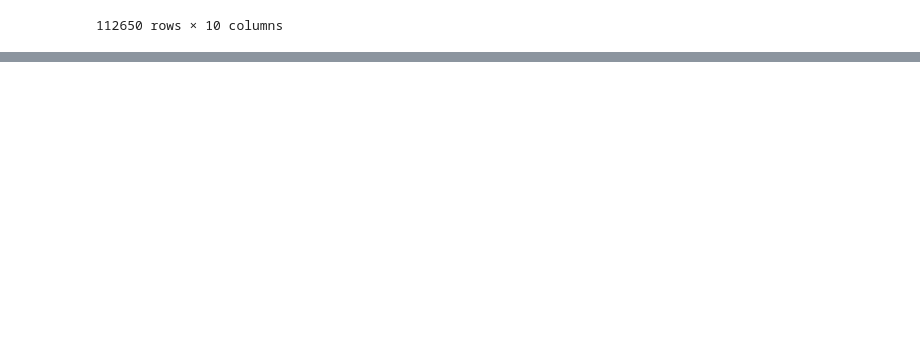
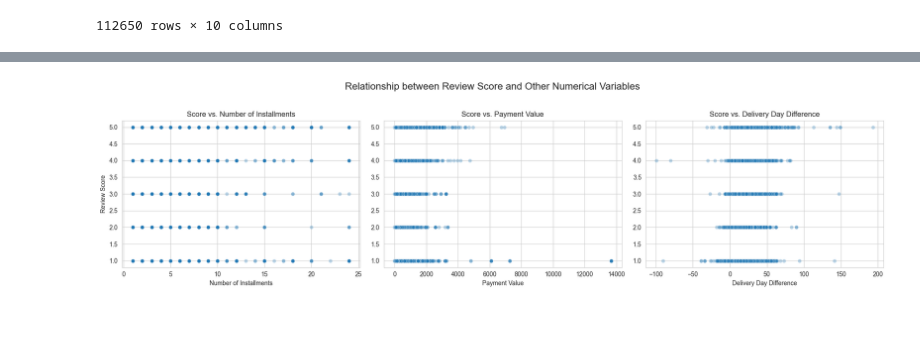
Before and after one commit to ItalloLinhares/Olist-E-Commerce-Data-Analysis, a Jupyter notebook: Olist_Projeto_Analise_de_Dados.ipynb, the cells around one changed output, grey strips where cells are left out. Cells and saved outputs as stored; diff of their text form; code cells hidden in the pictures; blank space fills up the shorter version.

```diff
--- a/Olist_Projeto_Analise_de_Dados.ipynb
+++ b/Olist_Projeto_Analise_de_Dados.ipynb
@@ -413,0 +709,3 @@ orders_distance_per_day[orders_distance_per_day['difference_days_estimed_deliver
+# %%
+orders_payments_unique_order_id = orders_payments[orders_payments['payment_sequential'] == 1]
+orders_payments_unique_order_id.head()
@@ -413,0 +719,3 @@ orders_distance_per_day[orders_distance_per_day['difference_days_estimed_deliver
+# %%
+orders_relation_score_delivered_date_payments = pd.merge(orders_payments_unique_order_id, orders_relation_score_delivered_date, on='order_id', how='right')
+orders_relation_score_delivered_date_payments.head()
@@ -413,0 +729,3 @@ orders_distance_per_day[orders_distance_per_day['difference_days_estimed_deliver
+# %%
+orders_relation_score_delivered_date_payments = orders_relation_score_delivered_date_payments[['order_id', 'payment_installments', 'payment_value', 'difference_days_estimed_delivered_date', 'review_score']]
+orders_relation_score_delivered_date_payments.head()
@@ -414,2 +739,59 @@ orders_distance_per_day[orders_distance_per_day['difference_days_estimed_deliver
+# %%
+import seaborn as sns
+import matplotlib.pyplot as plt
+
+# Set the general style for the plots
+sns.set_style("whitegrid")
+
+# Create a figure and a set of subplots (1 row, 3 columns)
+# figsize=(18, 5) creates a wide figure to comfortably fit the 3 plots
+fig, axes = plt.subplots(1, 3, figsize=(18, 5))
+
+# Add a general title for the entire figure
+fig.suptitle('Relationship between Review Score and Other Numerical Variables', fontsize=16)
+
+# --- Plot 1: Review Score vs. Number of Installments ---
+sns.scatterplot(
+    ax=axes[0],  # Tells seaborn to draw on the first subplot
+    data=orders_relation_score_delivered_date_payments, # Use the new DataFrame name
+    x='payment_installments',
+    y='review_score',
+    alpha=0.3  # Adds transparency to see point density
+)
+axes[0].set_title('Score vs. Number of Installments')
+axes[0].set_xlabel('Number of Installments')
+axes[0].set_ylabel('Review Score')
+
+# --- Plot 2: Review Score vs. Payment Value ---
+sns.scatterplot(
+    ax=axes[1],  # Draw on the second subplot
+    data=orders_relation_score_delivered_date_payments, # Use the new DataFrame name
+    x='payment_value',
+    y='review_score',
+    alpha=0.3
+)
+axes[1].set_title('Score vs. Payment Value')
+axes[1].set_xlabel('Payment Value')
+axes[1].set_ylabel('')  # Remove the Y-label to declutter the view
+
+# --- Plot 3: Review Score vs. Delivery Day Difference ---
+sns.scatterplot(
+    ax=axes[2],  # Draw on the third subplot
+    data=orders_relation_score_delivered_date_payments, # Use the new DataFrame name
+    x='difference_days_estimed_delivered_date',
+    y='review_score',
+    alpha=0.3
+)
+axes[2].set_title('Score vs. Delivery Day Difference')
+axes[2].set_xlabel('Delivery Day Difference')
+axes[2].set_ylabel('')  # Remove the Y-label
+
+# Adjust the layout to prevent titles from overlapping
+plt.tight_layout(rect=[0, 0.03, 1, 0.95]) # Adjust to make space for the suptitle
+
+# Show the figure with all the plots
+plt.show()
+# %% [output]
+[figure, added]
 # %% [markdown]
 ##
```
Also changed, not shown: parts of 44 cells of this notebook, 6 other files.
